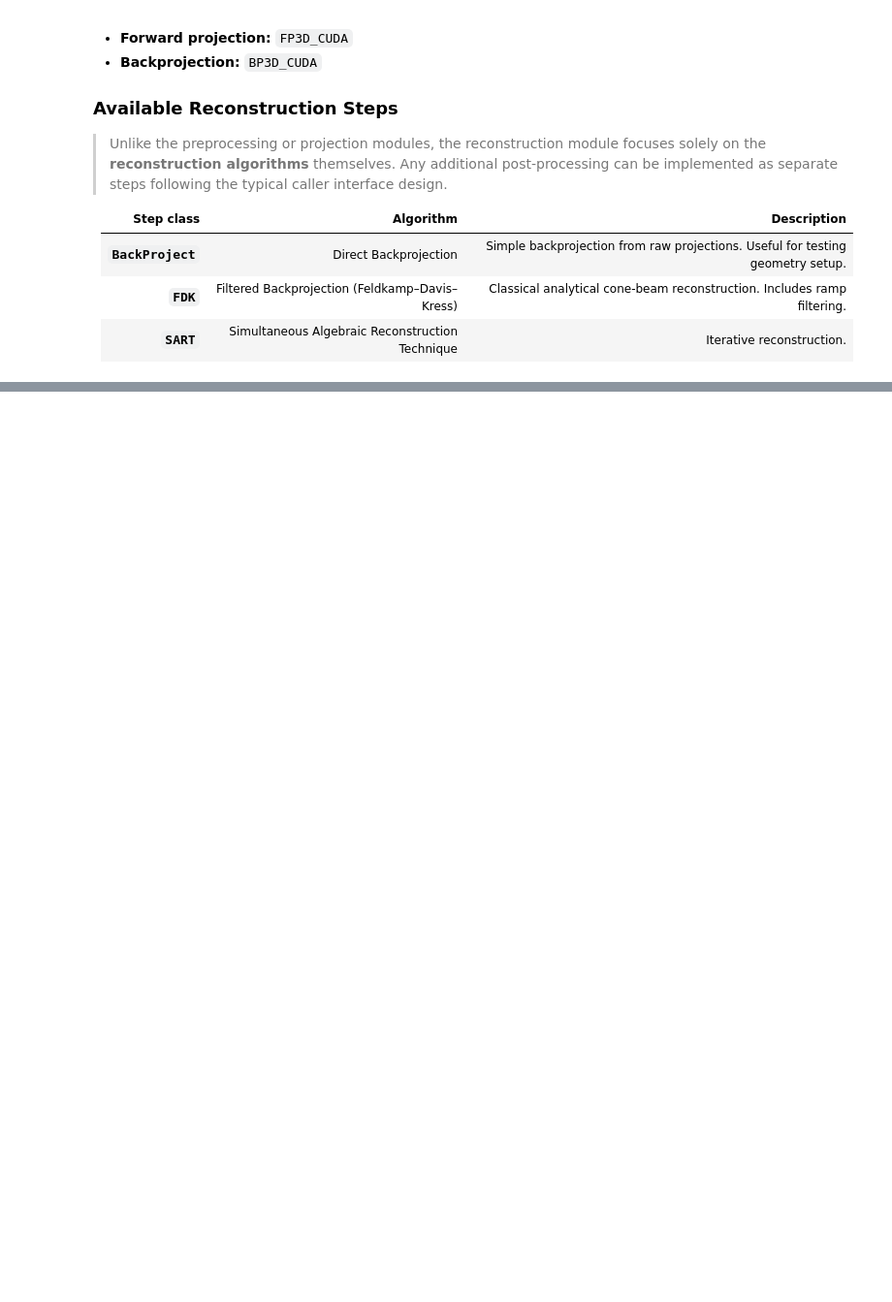
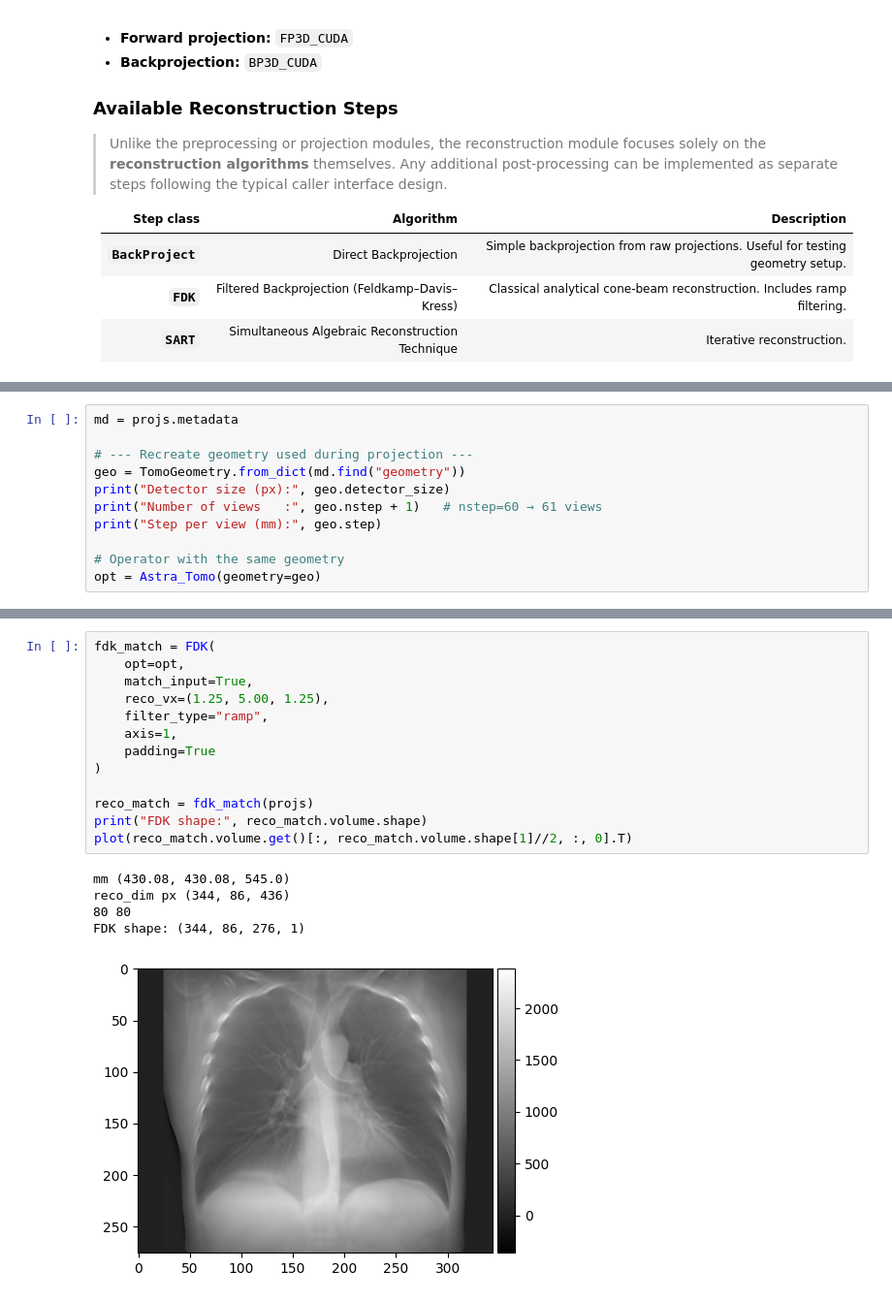
Before and after one commit to mabellag/ChestXSim, a Jupyter notebook: examples/notebooks/4. Reconstruction.ipynb, the cells around one changed output, grey strips where cells are left out. Shown: that part at 97% size. Drawn from its saved outputs; the diff is of its cells as text; blank space fills up the shorter version.

```diff
--- a/examples/notebooks/4. Reconstruction.ipynb
+++ b/examples/notebooks/4. Reconstruction.ipynb
@@ -46,0 +82,11 @@ The **`Astra_Tomo`** subclass provides the **concrete DCT implementation**, conf
+# %%
+md = projs.metadata
+
+# --- Recreate geometry used during projection ---
+geo = TomoGeometry.from_dict(md.find("geometry"))
+print("Detector size (px):", geo.detector_size)
+print("Number of views   :", geo.nstep + 1)   # nstep=60 → 61 views
+print("Step per view (mm):", geo.step)
+
+# Operator with the same geometry
+opt = Astra_Tomo(geometry=geo)
@@ -46,0 +111,19 @@ The **`Astra_Tomo`** subclass provides the **concrete DCT implementation**, conf
+# %%
+fdk_match = FDK(
+    opt=opt,
+    match_input=True,
+    reco_vx=(1.25, 5.00, 1.25),
+    filter_type="ramp",
+    axis=1,
+    padding=True
+)
+
+reco_match = fdk_match(projs)
+print("FDK shape:", reco_match.volume.shape)
+plot(reco_match.volume.get()[:, reco_match.volume.shape[1]//2, :, 0].T)
+# %% [output]
+mm (430.08, 430.08, 545.0)
+reco_dim px (344, 86, 436)
+80 80
+FDK shape: (344, 86, 276, 1)
+[figure, added]
```
Also changed, not shown: parts of 27 cells of this notebook, 7 other files.
